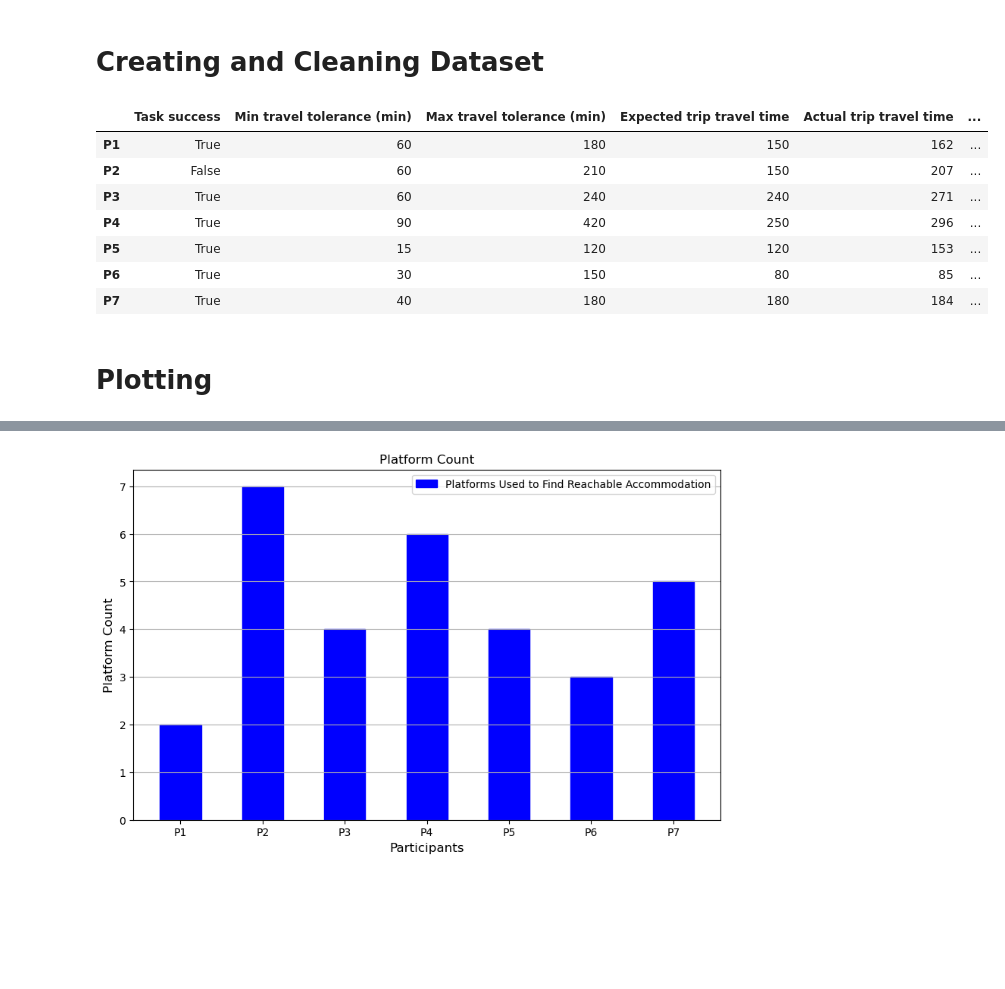
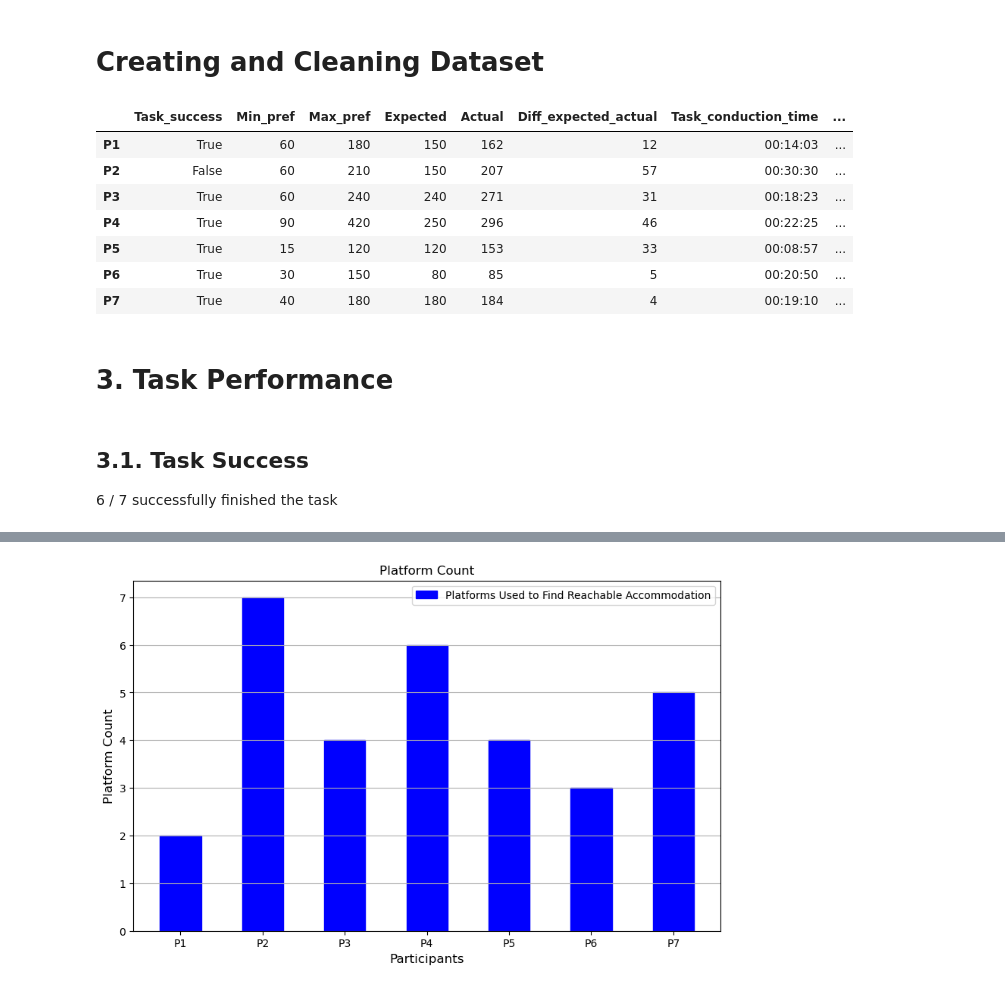
Before and after one commit to althomi3/Master-Thesis, a Jupyter notebook: main.ipynb, the cells around one changed output, grey strips where cells are left out. Drawn from its saved outputs; the diff is of its cells as text; code cells hidden in the pictures; blank space fills up the shorter version.

```diff
--- a/main.ipynb
+++ b/main.ipynb
@@ -23,45 +24,48 @@ df_task_performance = pd.read_csv("src/raw_data_task_performance_working_file.cs
 # check data type for cells
 df_task_performance.dtypes
 
 # Transpose dataframe
 df_task_performance_trans = df_task_performance.T
 # df_task_performance_trans
 
 # Clean column names
-col_names = ["Task success", "Min travel tolerance (min)", "Max travel tolerance (min)", "Expected trip travel time", "Actual trip travel time", "Diff. expected-actual trip travel time", "Task start", "Task end", "Task conduction time", "Platform count", "Mental load"]
+col_names = ["Task_success", "Min_pref", "Max_pref", "Expected", "Actual", "Diff_expected_actual", "Task_start", "Task_end", "Task_conduction_time", "Platform_count", "Mental_load"]
 # col_names
 df_task_performance_trans.columns = col_names
 
 # Removes unrequired columns and rows
 df_task_performance_trans = df_task_performance_trans.drop(index=["Variable"])
-df_task_performance_trans = df_task_performance_trans.drop(columns=["Task start", "Task end"])
+df_task_performance_trans = df_task_performance_trans.drop(columns=["Task_start", "Task_end"])
 df_task_performance_trans
 # df_task_performance_trans.dtypes
 
 # inspect data types per col
 df_types = df_task_performance_trans.map(type)
 df_types
 
 # converting data types
-cols_to_numeric = ["Min travel tolerance (min)", "Max travel tolerance (min)", "Expected trip travel time", "Actual trip travel time", "Diff. expected-actual trip travel time", "Platform count", "Mental load"]
+cols_to_numeric = ["Min_pref", "Max_pref", "Expected", "Actual", "Diff_expected_actual", "Platform_count", "Mental_load"]
 df_task_performance_trans[cols_to_numeric] = df_task_performance_trans[cols_to_numeric].apply(pd.to_numeric)
 # converts conduction time to datetime in min format
-df_task_performance_trans["Task conduction time"] = df_task_performance_trans["Task conduction time"].apply(pd.to_datetime).dt.time
+df_task_performance_trans["Task_conduction_time"] = df_task_performance_trans["Task_conduction_time"].apply(pd.to_datetime).dt.time
 #df_task_performance_trans["Task conduction time"] = pd.to_datetime(df_task_performance_trans["Task conduction time"]).dt.time
 
 
-df_task_performance_trans["Task success"] = df_task_performance_trans["Task success"].map({"T": True, "F": False})
+df_task_performance_trans["Task_success"] = df_task_performance_trans["Task_success"].map({"T": True, "F": False})
 df_types = df_task_performance_trans.map(type)
 df_types
 df_task_performance_trans
 # %% [output]
-|  | Task success | Min travel tolerance (min) | Max travel tolerance (min) | Expected trip travel time | Actual trip travel time | ... |
-| P1 | True | 60 | 180 | 150 | 162 | ... |
-| P2 | False | 60 | 210 | 150 | 207 | ... |
-| P3 | True | 60 | 240 | 240 | 271 | ... |
-| P4 | True | 90 | 420 | 250 | 296 | ... |
-| P5 | True | 15 | 120 | 120 | 153 | ... |
-| P6 | True | 30 | 150 | 80 | 85 | ... |
-| P7 | True | 40 | 180 | 180 | 184 | ... |
+|  | Task_success | Min_pref | Max_pref | Expected | Actual | Diff_expected_actual | Task_conduction_time | ... |
+| P1 | True | 60 | 180 | 150 | 162 | 12 | 00:14:03 | ... |
+| P2 | False | 60 | 210 | 150 | 207 | 57 | 00:30:30 | ... |
+| P3 | True | 60 | 240 | 240 | 271 | 31 | 00:18:23 | ... |
+| P4 | True | 90 | 420 | 250 | 296 | 46 | 00:22:25 | ... |
+| P5 | True | 15 | 120 | 120 | 153 | 33 | 00:08:57 | ... |
+| P6 | True | 30 | 150 | 80 | 85 | 5 | 00:20:50 | ... |
+| P7 | True | 40 | 180 | 180 | 184 | 4 | 00:19:10 | ... |
 # %% [markdown]
-# Plotting
+# 3. Task Performance
+# %% [markdown]
+## 3.1. Task Success
+6 / 7 successfully finished the task
```
Also changed, not shown: parts of 21 cells of this notebook, 2 other files.
